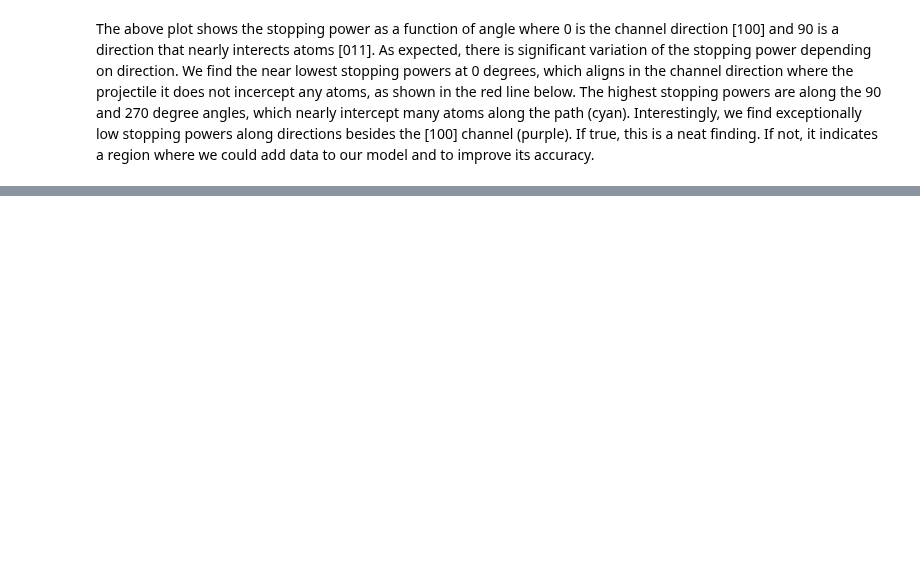
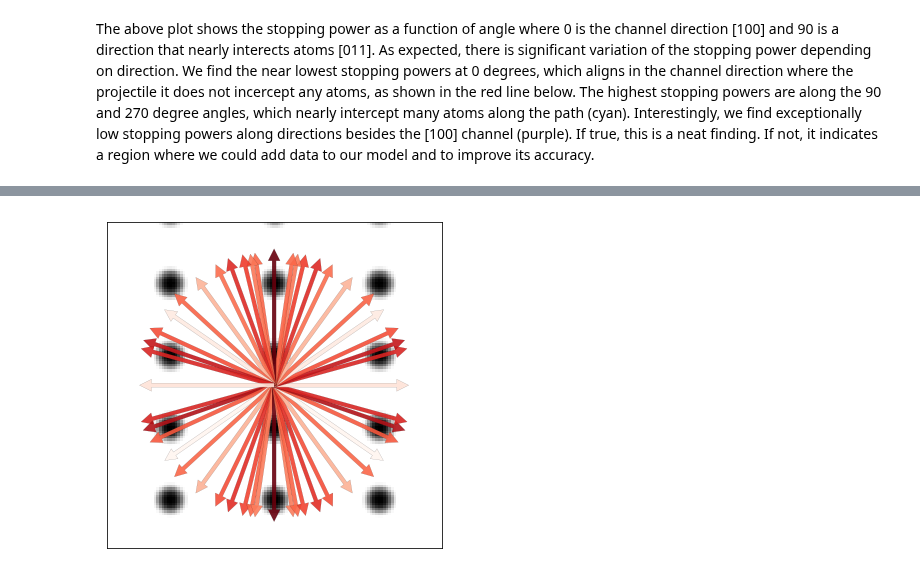
Before and after one commit to globus-labs/stopping-power-ml, a Jupyter notebook: single-velocity/2_evaluate-direction-dependence.ipynb, the cells around one changed output, grey strips where cells are left out. Cells and saved outputs as stored; diff of their text form; code cells hidden in the pictures; blank space fills up the shorter version.

```diff
--- a/single-velocity/2_evaluate-direction-dependence.ipynb
+++ b/single-velocity/2_evaluate-direction-dependence.ipynb
@@ -491,2 +492,23 @@ fig.set_size_inches(6, 6)
+# %%
+fig, ax = plt.subplots()
+
+min_S = direction_stopping['S'].min()
+max_S = direction_stopping['S'].max()
+
+
+make_trajectory_plot(ax, [0,0.75/4,0.85/4], [1,0,0], [0,1,1], 0.4)
+
+for i, r in direction_stopping.iterrows():
+    size = 0.4 # 0.2 + 0.2 * (r['S'] - min_S) / (max_S - min_S)
+    d = 0.5 + size * r['S'] / min_S * np.array((np.cos(r['angle']), np.sin(r['angle'])))
+    lw = 0.1
+    cmap = cm.get_cmap('Reds')
+    color = cmap(0. + 1 * (r['S'] - min_S) / (max_S - min_S))
+    ax.annotate('', xy=d, xytext=(0.5,0.5), xycoords='axes fraction',
+                textcoords='axes fraction', arrowprops=dict(linewidth=lw, alpha=0.9, edgecolor='k', facecolor=color))
+
+fig.set_size_inches(6, 6)
+# %% [output]
+[figure, added]
 # %%
 dfk.cleanup()
```
Also changed, not shown: parts of 17 cells of this notebook, 12 other files.
